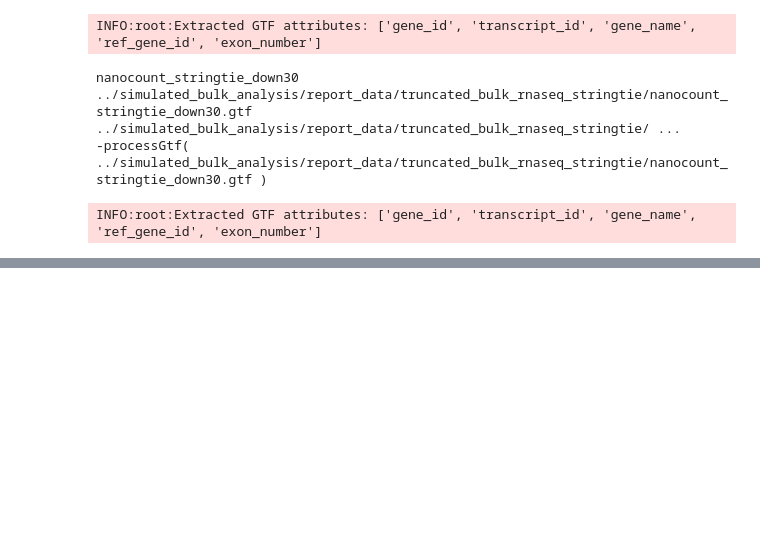
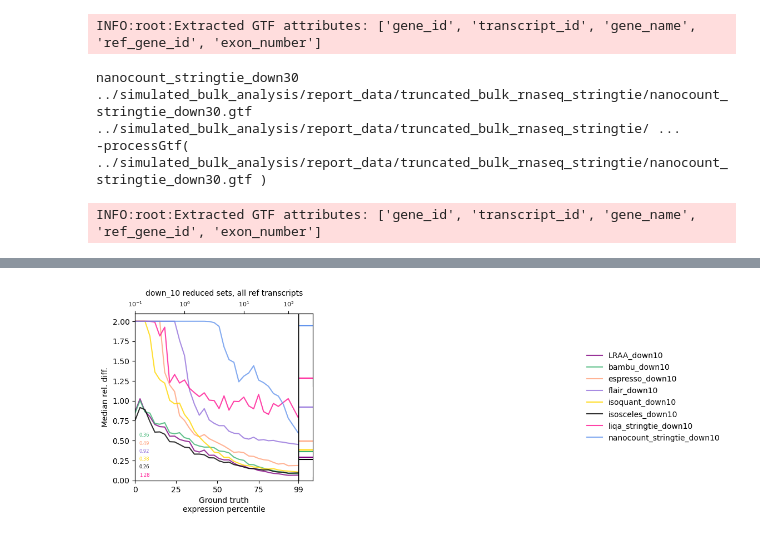
Before and after one commit to MethodsDev/Isosceles_Paper-Ext, a Jupyter notebook: reports/simulated_bulk_benchmarks-BJH-usePyLib-adj.ipynb, the cells around one changed output, grey strips where cells are left out. Cells and saved outputs as stored; diff of their text form; code cells hidden in the pictures; blank space fills up the shorter version.

```diff
--- a/reports/simulated_bulk_benchmarks-BJH-usePyLib-adj.ipynb
+++ b/reports/simulated_bulk_benchmarks-BJH-usePyLib-adj.ipynb
@@ -503,0 +506,8 @@ rel_diff_vs_expr_percentile_plot(i_ref_df, prog_to_downsampled_df_dict, 33, 'med
+# %%
+down_10_dict = { sample_name : prog_to_downsampled_df_dict[sample_name]
+                for sample_name in prog_to_downsampled_df_dict
+                if "down10" in sample_name}
+# %%
+rel_diff_vs_expr_percentile_plot(i_ref_df, down_10_dict, 33, 'median', 'down_10 reduced sets, all ref transcripts')
+# %% [output]
+[figure, added]
```
Also changed, not shown: parts of 11 cells of this notebook, 1 other file.
